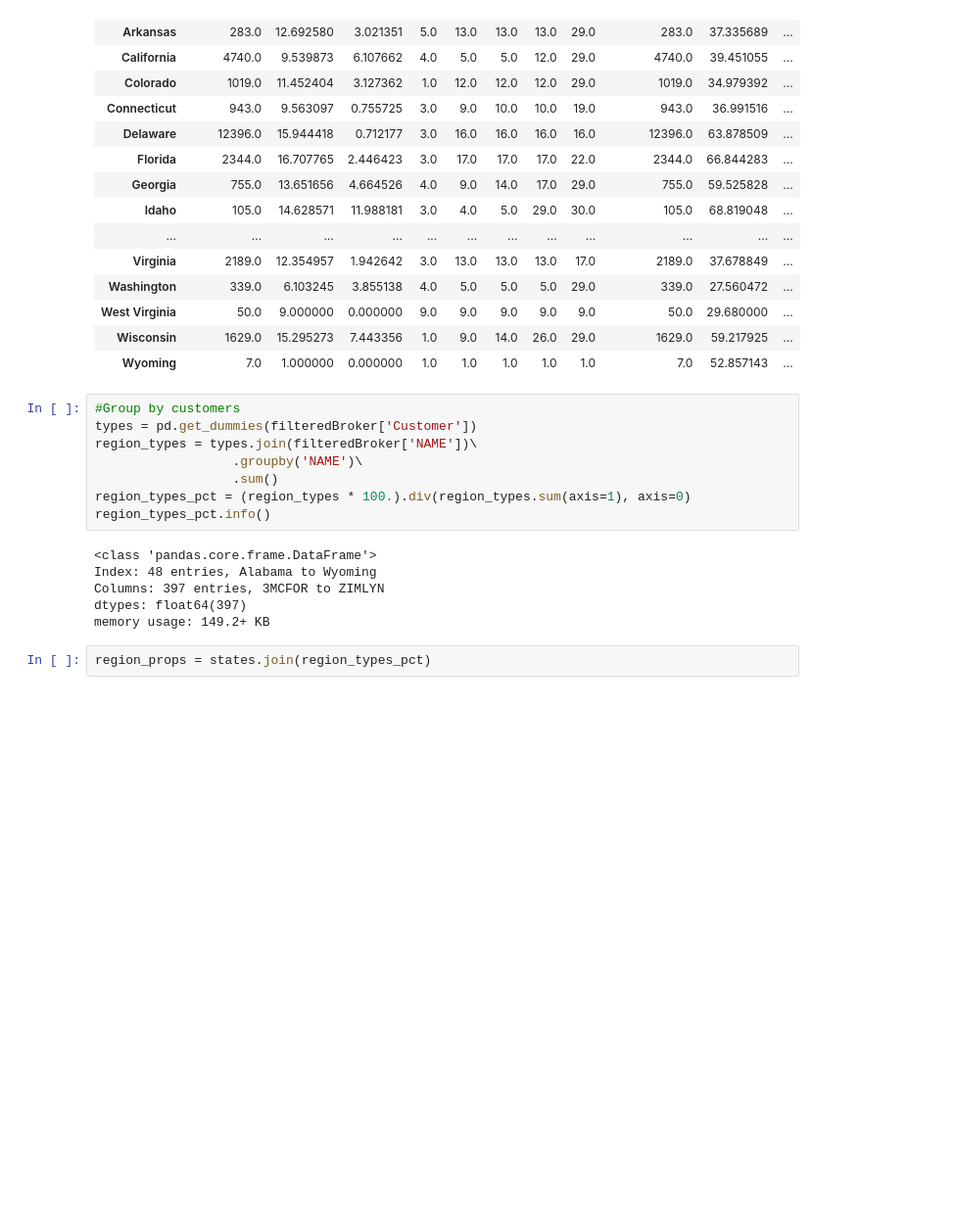
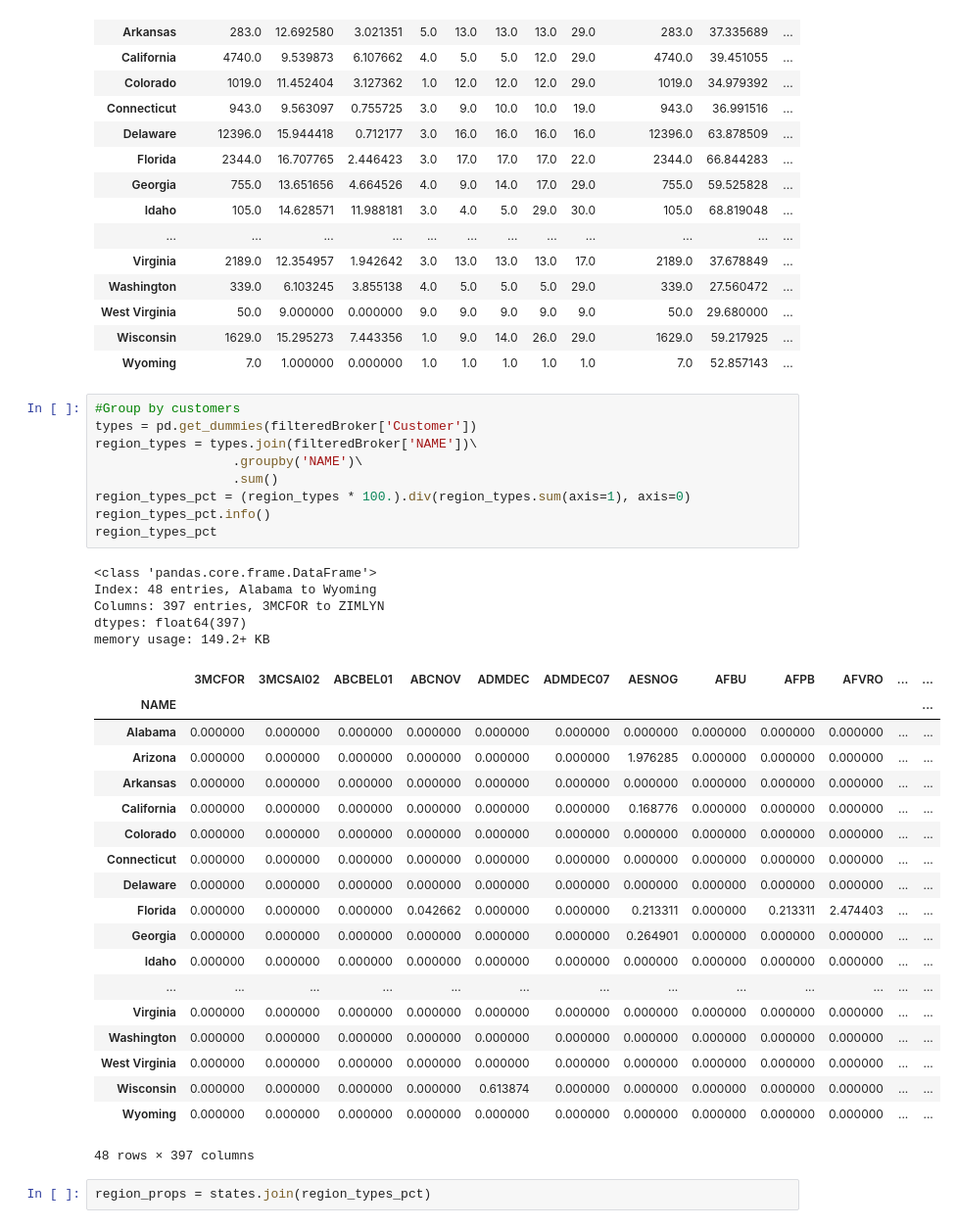
Before and after one commit to ShanRaye/regionalization_model, a Jupyter notebook: Regional_Model.ipynb, the cells around one changed output. Shown at 98% size. Drawn from its saved outputs; the diff is of its cells as text; blank space fills up the shorter version.

Commit message:
printed region percent
verified output dimensions - should map

```diff
--- a/Regional_Model.ipynb
+++ b/Regional_Model.ipynb
@@ -136,17 +136,37 @@ states
 # %%
 #Group by customers
 types = pd.get_dummies(filteredBroker['Customer'])
 region_types = types.join(filteredBroker['NAME'])\
                   .groupby('NAME')\
                   .sum()
 region_types_pct = (region_types * 100.).div(region_types.sum(axis=1), axis=0)
 region_types_pct.info()
+region_types_pct
 # %% [output]
 <class 'pandas.core.frame.DataFrame'>
 Index: 48 entries, Alabama to Wyoming
 Columns: 397 entries, 3MCFOR to ZIMLYN
 dtypes: float64(397)
 memory usage: 149.2+ KB
+|  | 3MCFOR | 3MCSAI02 | ABCBEL01 | ABCNOV | ADMDEC | ADMDEC07 | AESNOG | AFBU | AFPB | AFVRO | ... | ... |
+| NAME |  |  |  |  |  |  |  |  |  |  |  | ... |
+| Alabama | 0.000000 | 0.000000 | 0.000000 | 0.000000 | 0.000000 | 0.000000 | 0.000000 | 0.000000 | 0.000000 | 0.000000 | ... | ... |
+| Arizona | 0.000000 | 0.000000 | 0.000000 | 0.000000 | 0.000000 | 0.000000 | 1.976285 | 0.000000 | 0.000000 | 0.000000 | ... | ... |
+| Arkansas | 0.000000 | 0.000000 | 0.000000 | 0.000000 | 0.000000 | 0.000000 | 0.000000 | 0.000000 | 0.000000 | 0.000000 | ... | ... |
+| California | 0.000000 | 0.000000 | 0.000000 | 0.000000 | 0.000000 | 0.000000 | 0.168776 | 0.000000 | 0.000000 | 0.000000 | ... | ... |
+| Colorado | 0.000000 | 0.000000 | 0.000000 | 0.000000 | 0.000000 | 0.000000 | 0.000000 | 0.000000 | 0.000000 | 0.000000 | ... | ... |
+| Connecticut | 0.000000 | 0.000000 | 0.000000 | 0.000000 | 0.000000 | 0.000000 | 0.000000 | 0.000000 | 0.000000 | 0.000000 | ... | ... |
+| Delaware | 0.000000 | 0.000000 | 0.000000 | 0.000000 | 0.000000 | 0.000000 | 0.000000 | 0.000000 | 0.000000 | 0.000000 | ... | ... |
+| Florida | 0.000000 | 0.000000 | 0.000000 | 0.042662 | 0.000000 | 0.000000 | 0.213311 | 0.000000 | 0.213311 | 2.474403 | ... | ... |
+| Georgia | 0.000000 | 0.000000 | 0.000000 | 0.000000 | 0.000000 | 0.000000 | 0.264901 | 0.000000 | 0.000000 | 0.000000 | ... | ... |
+| Idaho | 0.000000 | 0.000000 | 0.000000 | 0.000000 | 0.000000 | 0.000000 | 0.000000 | 0.000000 | 0.000000 | 0.000000 | ... | ... |
+| ... | ... | ... | ... | ... | ... | ... | ... | ... | ... | ... | ... | ... |
+| Virginia | 0.000000 | 0.000000 | 0.000000 | 0.000000 | 0.000000 | 0.000000 | 0.000000 | 0.000000 | 0.000000 | 0.000000 | ... | ... |
+| Washington | 0.000000 | 0.000000 | 0.000000 | 0.000000 | 0.000000 | 0.000000 | 0.000000 | 0.000000 | 0.000000 | 0.000000 | ... | ... |
+| West Virginia | 0.000000 | 0.000000 | 0.000000 | 0.000000 | 0.000000 | 0.000000 | 0.000000 | 0.000000 | 0.000000 | 0.000000 | ... | ... |
+| Wisconsin | 0.000000 | 0.000000 | 0.000000 | 0.000000 | 0.613874 | 0.000000 | 0.000000 | 0.000000 | 0.000000 | 0.000000 | ... | ... |
+| Wyoming | 0.000000 | 0.000000 | 0.000000 | 0.000000 | 0.000000 | 0.000000 | 0.000000 | 0.000000 | 0.000000 | 0.000000 | ... | ... |
+48 rows × 397 columns
 # %%
 region_props = states.join(region_types_pct)
 # %%
```
Also changed, not shown: parts of 1 cell of this notebook.
